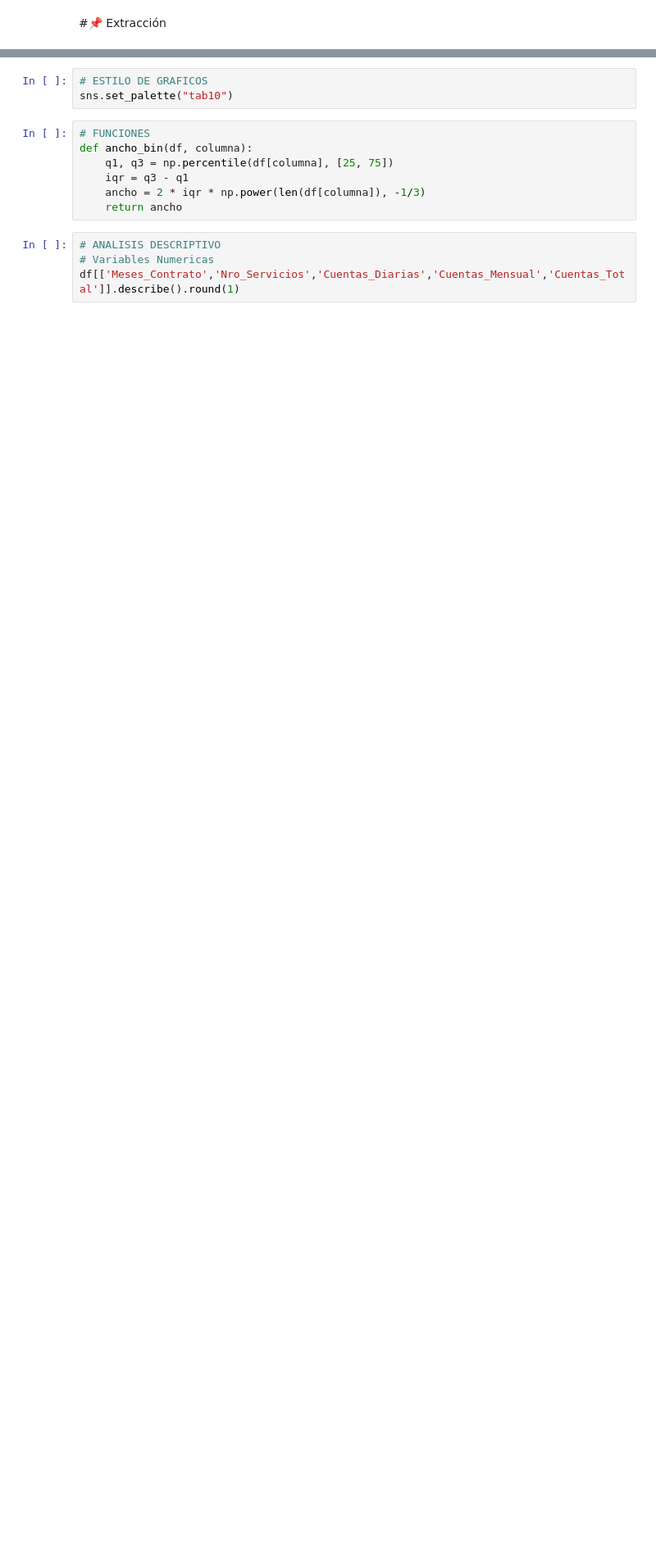
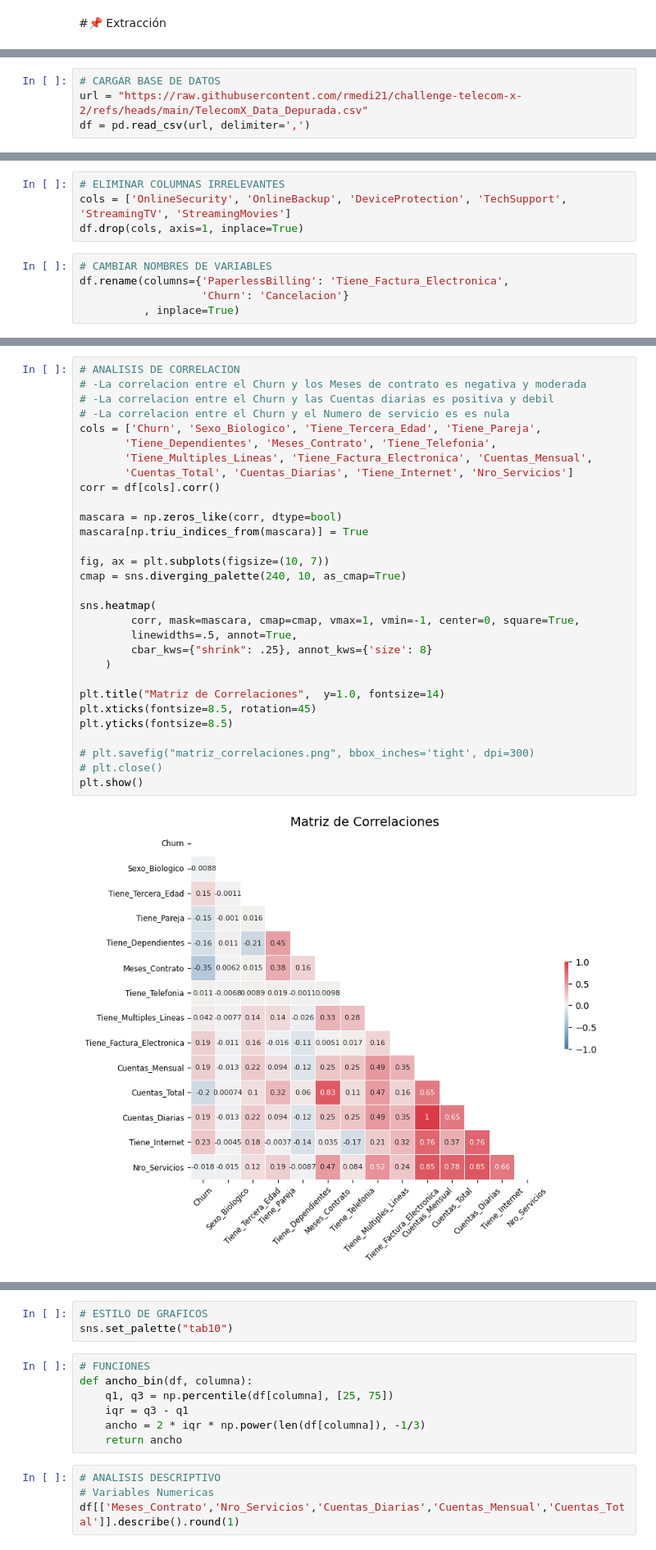
Before and after one commit to rmedi21/challenge-telecom-x-2, a Jupyter notebook: TelecomX_2.ipynb, the cells around one changed output, grey strips where cells are left out. Shown at 82% size. Drawn from its saved outputs; the diff is of its cells as text; blank space fills up the shorter version.

Commit message:
Extraccion y avance de analisis

```diff
--- a/TelecomX_2.ipynb
+++ b/TelecomX_2.ipynb
@@ -147,0 +14,4 @@ df.to_csv('TelecomX_Data_Depurada.csv', index=False)
+# %%
+# CARGAR BASE DE DATOS
+url = "https://raw.githubusercontent.com/rmedi21/challenge-telecom-x-2/refs/heads/main/TelecomX_Data_Depurada.csv"
+df = pd.read_csv(url, delimiter=',')
@@ -147,0 +27,9 @@ df.to_csv('TelecomX_Data_Depurada.csv', index=False)
+# %%
+# ELIMINAR COLUMNAS IRRELEVANTES
+cols = ['OnlineSecurity', 'OnlineBackup', 'DeviceProtection', 'TechSupport', 'StreamingTV', 'StreamingMovies']
+df.drop(cols, axis=1, inplace=True)
+# %%
+# CAMBIAR NOMBRES DE VARIABLES
+df.rename(columns={'PaperlessBilling': 'Tiene_Factura_Electronica',
+                   'Churn': 'Cancelacion'}
+          , inplace=True)
@@ -147,0 +84,32 @@ df.to_csv('TelecomX_Data_Depurada.csv', index=False)
+# %%
+# ANALISIS DE CORRELACION
+# -La correlacion entre el Churn y los Meses de contrato es negativa y moderada
+# -La correlacion entre el Churn y las Cuentas diarias es positiva y debil
+# -La correlacion entre el Churn y el Numero de servicio es es nula
+cols = ['Churn', 'Sexo_Biologico', 'Tiene_Tercera_Edad', 'Tiene_Pareja',
+       'Tiene_Dependientes', 'Meses_Contrato', 'Tiene_Telefonia',
+       'Tiene_Multiples_Lineas', 'Tiene_Factura_Electronica', 'Cuentas_Mensual',
+       'Cuentas_Total', 'Cuentas_Diarias', 'Tiene_Internet', 'Nro_Servicios']
+corr = df[cols].corr()
+
+mascara = np.zeros_like(corr, dtype=bool)
+mascara[np.triu_indices_from(mascara)] = True
+
+fig, ax = plt.subplots(figsize=(10, 7))
+cmap = sns.diverging_palette(240, 10, as_cmap=True)
+
+sns.heatmap(
+        corr, mask=mascara, cmap=cmap, vmax=1, vmin=-1, center=0, square=True,
+        linewidths=.5, annot=True,
+        cbar_kws={"shrink": .25}, annot_kws={'size': 8}
+    )
+
+plt.title("Matriz de Correlaciones",  y=1.0, fontsize=14)
+plt.xticks(fontsize=8.5, rotation=45)
+plt.yticks(fontsize=8.5)
+
+# plt.savefig("matriz_correlaciones.png", bbox_inches='tight', dpi=300)
+# plt.close()
+plt.show()
+# %% [output]
+[figure, added]
```
Also changed, not shown: parts of 46 cells of this notebook.
